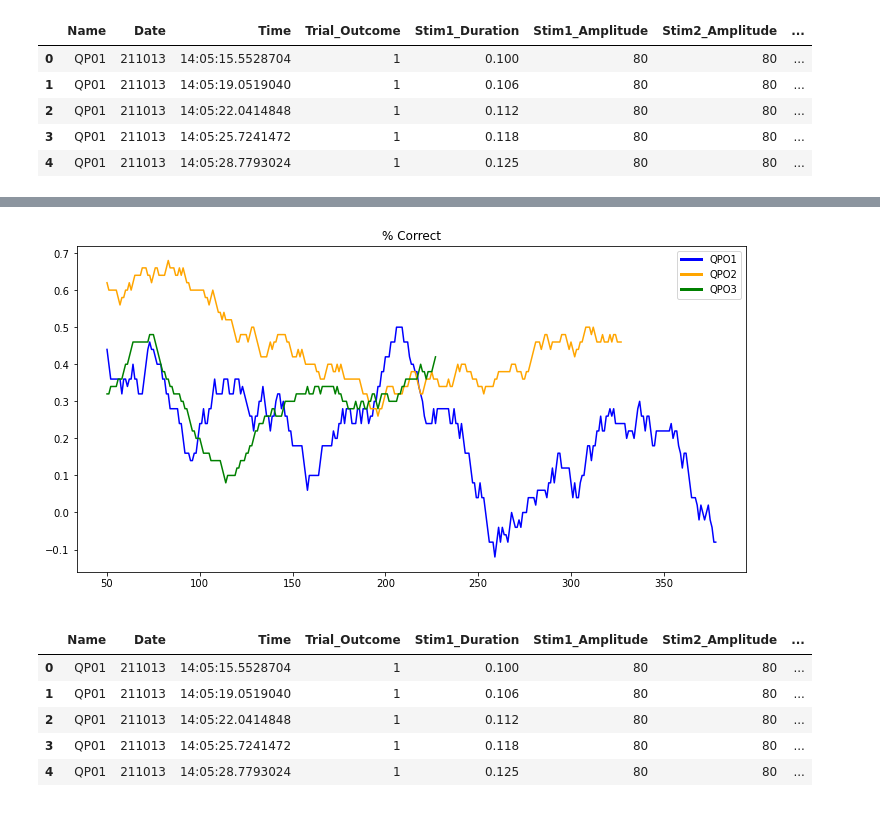
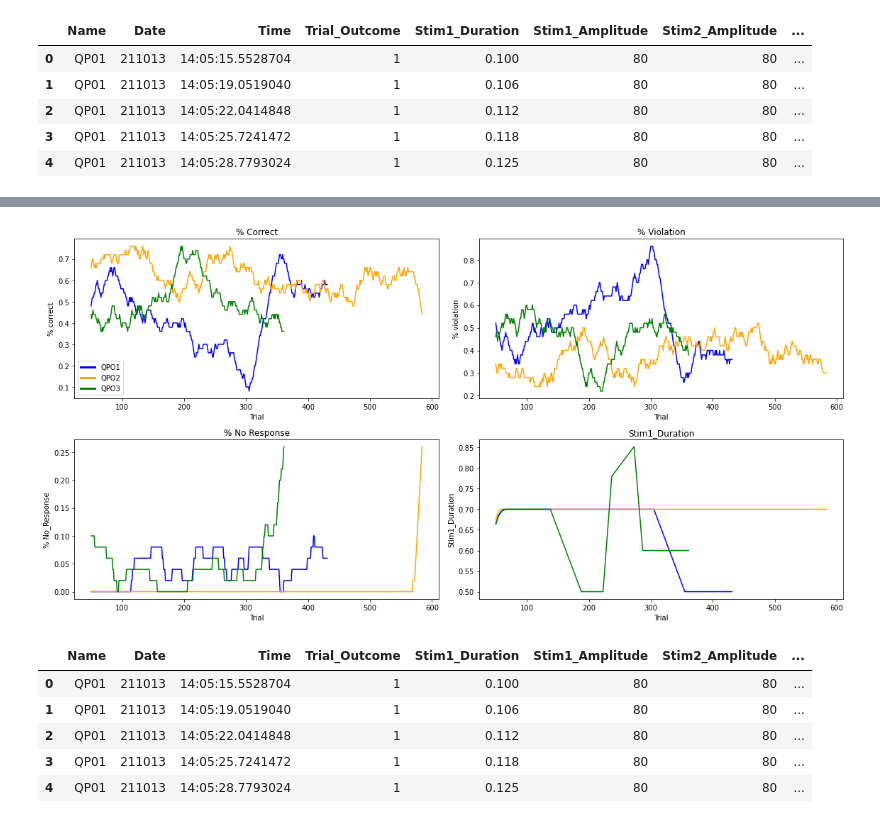
Before and after one commit to LIMLabSWC/x_detection_beh_analysis, a Jupyter notebook: PWM_analysis_v2.ipynb, the cells around one changed output, grey strips where cells are left out. Drawn from its saved outputs; the diff is of its cells as text; code cells hidden in the pictures.

```diff
--- a/PWM_analysis_v2.ipynb
+++ b/PWM_analysis_v2.ipynb
@@ -267,33 +276,91 @@ trial_data.head()
 # %%
-figure(figsize=(12, 6))
-
+figure(figsize=(16, 8))
+rows,colums = 2,2
+legend_rotation = 90
+alpha = 0.3
+plt.subplot(rows,colums,1)
 n = 50 # rolling window
 date = arrow.now().format('YYMMDD')
+
+plt.subplot(rows,colums,1)
 name = 'QP01'
 plt.plot(np.arange(1,len(trial_data[(trial_data.Date == date) & (trial_data.Name == name)])+1,1),
-    trial_data[(trial_data.Date == date) & (trial_data.Name == name)].Trial_Outcome.rolling(n).mean(),
+    trial_data[(trial_data.Date == date) & (trial_data.Name == name)].Correct.rolling(n).mean(),
         color = 'b')
-
 name = 'QP02'
 plt.plot(np.arange(1,len(trial_data[(trial_data.Date == date) & (trial_data.Name == name)])+1,1),
     trial_data[(trial_data.Date == date) & (trial_data.Name == name)].Correct.rolling(n).mean(),
         color = 'orange')
-
 name = 'QP03'
 plt.plot(np.arange(1,len(trial_data[(trial_data.Date == date) & (trial_data.Name == name)])+1,1),
     trial_data[(trial_data.Date == date) & (trial_data.Name == name)].Correct.rolling(n).mean(),
         color = 'g')
-plt.xlabel(' ')
-#plt.axhline(y=0.5, color='grey', linestyle='--')
+plt.xlabel('Trial')
+plt.ylabel('% correct')
 colors = ['b', 'orange', 'g']
 lines = [Line2D([0], [0], color=c, linewidth=3, linestyle='-') for c in colors]
 labels = ['QPO1', 'QPO2', 'QPO3']
 plt.legend(lines, labels)
 plt.title("% Correct")
 
+plt.subplot(rows,colums,2)
+name = 'QP01'
+plt.plot(np.arange(1,len(trial_data[(trial_data.Date == date) & (trial_data.Name == name)])+1,1),
+    trial_data[(trial_data.Date == date) & (trial_data.Name == name)].Violation.rolling(n).mean(),
+        color = 'b')
+name = 'QP02'
+plt.plot(np.arange(1,len(trial_data[(trial_data.Date == date) & (trial_data.Name == name)])+1,1),
+    trial_data[(trial_data.Date == date) & (trial_data.Name == name)].Violation.rolling(n).mean(),
+        color = 'orange')
+
+name = 'QP03'
+plt.plot(np.arange(1,len(trial_data[(trial_data.Date == date) & (trial_data.Name == name)])+1,1),
+    trial_data[(trial_data.Date == date) & (trial_data.Name == name)].Violation.rolling(n).mean(),
+        color = 'g')
+plt.xlabel('Trial')
+plt.ylabel('% violation')
+plt.title("% Violation")
+
+plt.subplot(rows,colums,3)
+name = 'QP01'
+plt.plot(np.arange(1,len(trial_data[(trial_data.Date == date) & (trial_data.Name == name)])+1,1),
+    trial_data[(trial_data.Date == date) & (trial_data.Name == name)].No_Response.rolling(n).mean(),
+        color = 'b')
+name = 'QP02'
+plt.plot(np.arange(1,len(trial_data[(trial_data.Date == date) & (trial_data.Name == name)])+1,1),
+    trial_data[(trial_data.Date == date) & (trial_data.Name == name)].No_Response.rolling(n).mean(),
+        color = 'orange')
+
+name = 'QP03'
+plt.plot(np.arange(1,len(trial_data[(trial_data.Date == date) & (trial_data.Name == name)])+1,1),
+    trial_data[(trial_data.Date == date) & (trial_data.Name == name)].No_Response.rolling(n).mean(),
+        color = 'g')
+plt.xlabel('Trial')
+plt.ylabel('% No_Response')
+plt.title("% No Response")
+
+plt.subplot(rows,colums,4)
+name = 'QP01'
+plt.plot(np.arange(1,len(trial_data[(trial_data.Date == date) & (trial_data.Name == name)])+1,1),
+    trial_data[(trial_data.Date == date) & (trial_data.Name == name)].Stim1_Duration.rolling(n).mean(),
+        color = 'b')
+name = 'QP02'
+plt.plot(np.arange(1,len(trial_data[(trial_data.Date == date) & (trial_data.Name == name)])+1,1),
+    trial_data[(trial_data.Date == date) & (trial_data.Name == name)].Stim1_Duration.rolling(n).mean(),
+        color = 'orange')
+
+name = 'QP03'
+plt.plot(np.arange(1,len(trial_data[(trial_data.Date == date) & (trial_data.Name == name)])+1,1),
+    trial_data[(trial_data.Date == date) & (trial_data.Name == name)].Stim1_Duration.rolling(n).mean(),
+        color = 'g')
+plt.xlabel('Trial')
+plt.ylabel('Stim1_Duration')
+plt.title("Stim1_Duration")
+
+plt.tight_layout()
 plt.show()
 # %% [output]
-[figure, old version]
+[figure, new version]
 # %%
 # track salient trial parameters
 # %%
```
Also changed, not shown: parts of 3 cells of this notebook.
